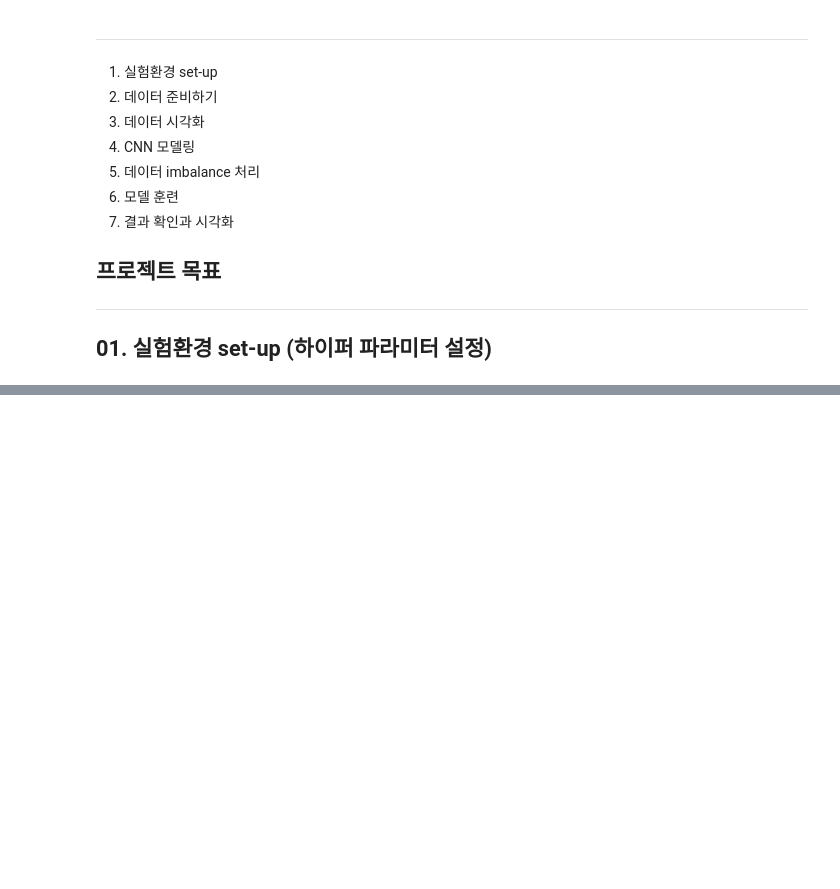
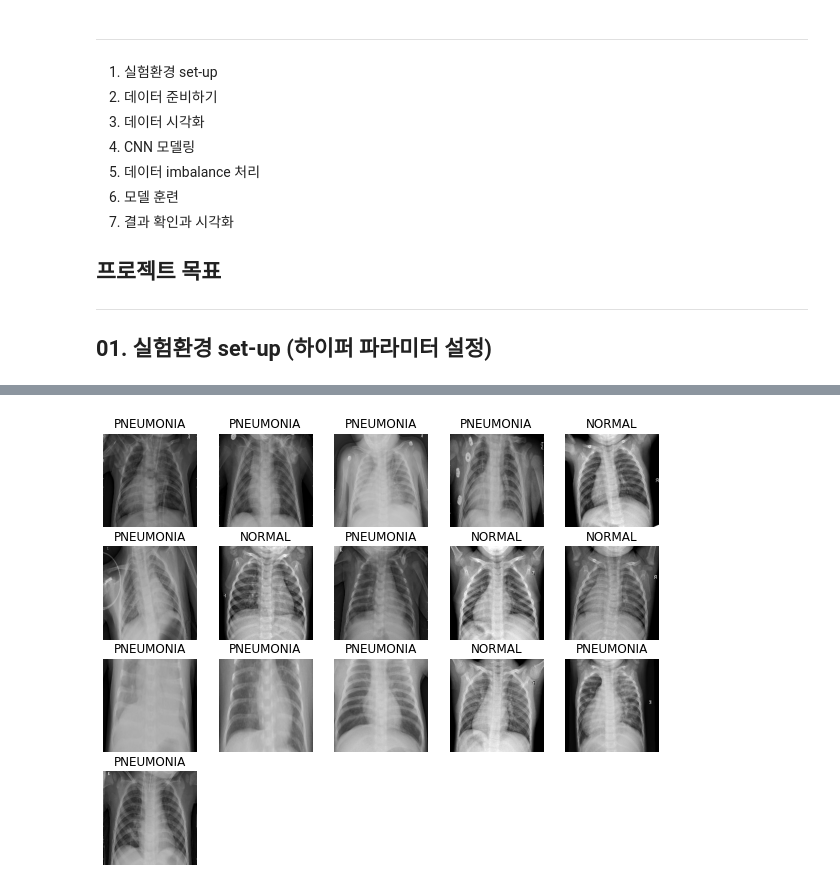
Before and after one commit to miinkang/AI_Project_AIFFEL, a Jupyter notebook: [E-14]pneumonia_medical_diagnosis.ipynb, the cells around one changed output, grey strips where cells are left out. Cells and saved outputs as stored; diff of their text form; code cells hidden in the pictures; blank space fills up the shorter version.

```diff
--- a/[E-14]pneumonia_medical_diagnosis.ipynb
+++ b/[E-14]pneumonia_medical_diagnosis.ipynb
@@ -32,0 +337,5 @@ from sklearn.model_selection import train_test_split  # 데이터 전처리에
+# %%
+image_batch, label_batch = next(iter(train_ds_a))
+show_batch(image_batch.numpy(), label_batch.numpy())
+# %% [output]
+[figure, added]
```
Also changed, not shown: parts of 54 cells of this notebook.
